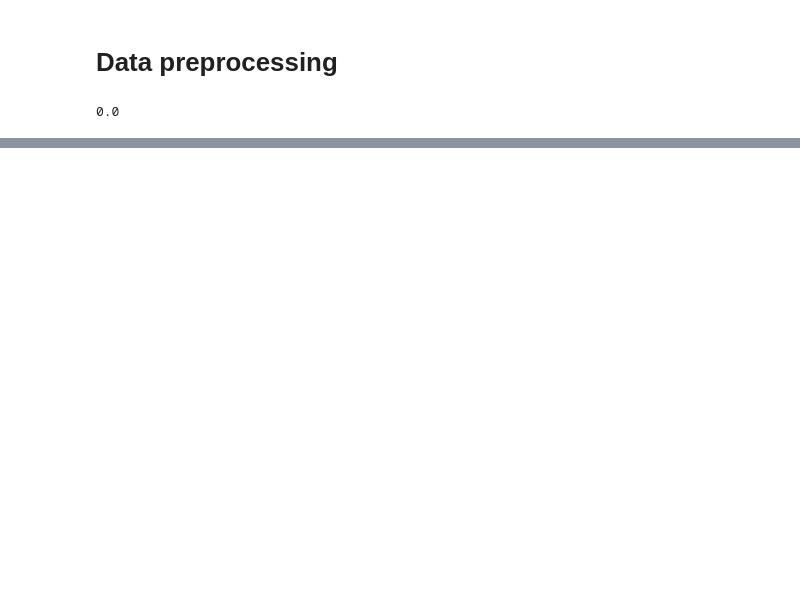
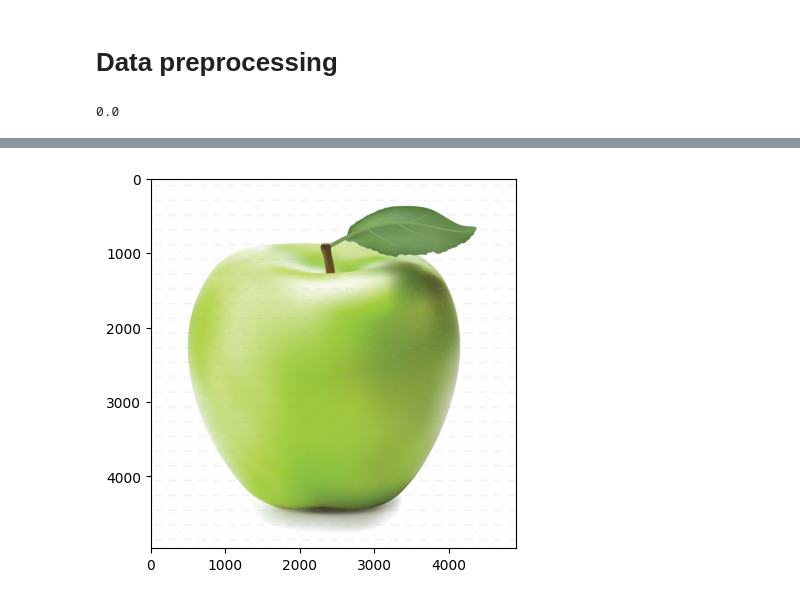
Before and after one commit to JurijJusel/Image, a Jupyter notebook: CNN_model.ipynb, the cells around one changed output, grey strips where cells are left out. Cells and saved outputs as stored; diff of their text form; code cells hidden in the pictures; blank space fills up the shorter version.

```diff
--- a/CNN_model.ipynb
+++ b/CNN_model.ipynb
@@ -131,0 +191,10 @@ _________________________________________________________________
+# %%
+user_image='/content/drive/MyDrive/Colab Notebooks/Image/dataset/apple/Image_69.jpg'  # apple
+# user_image='/content/drive/MyDrive/Colab Notebooks/Image/dataset/banana/Image_95.jpg'  # banana
+# %%
+img_read = cv2.imread(user_image)
+plt.imshow(cv2.cvtColor(img_read,cv2.COLOR_BGR2RGB))
+plt.show()
+# img_path
+# %% [output]
+[figure, added]
```
Also changed, not shown: parts of 35 cells of this notebook.
